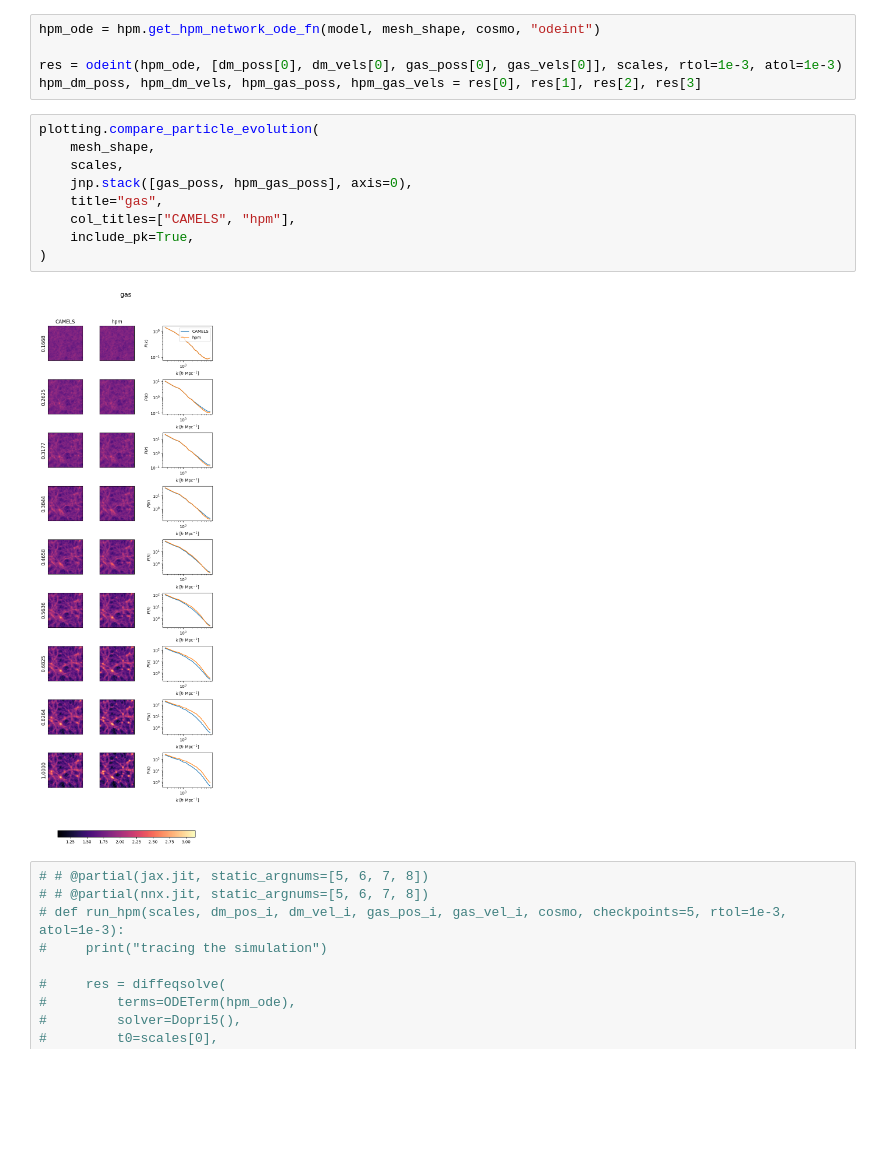
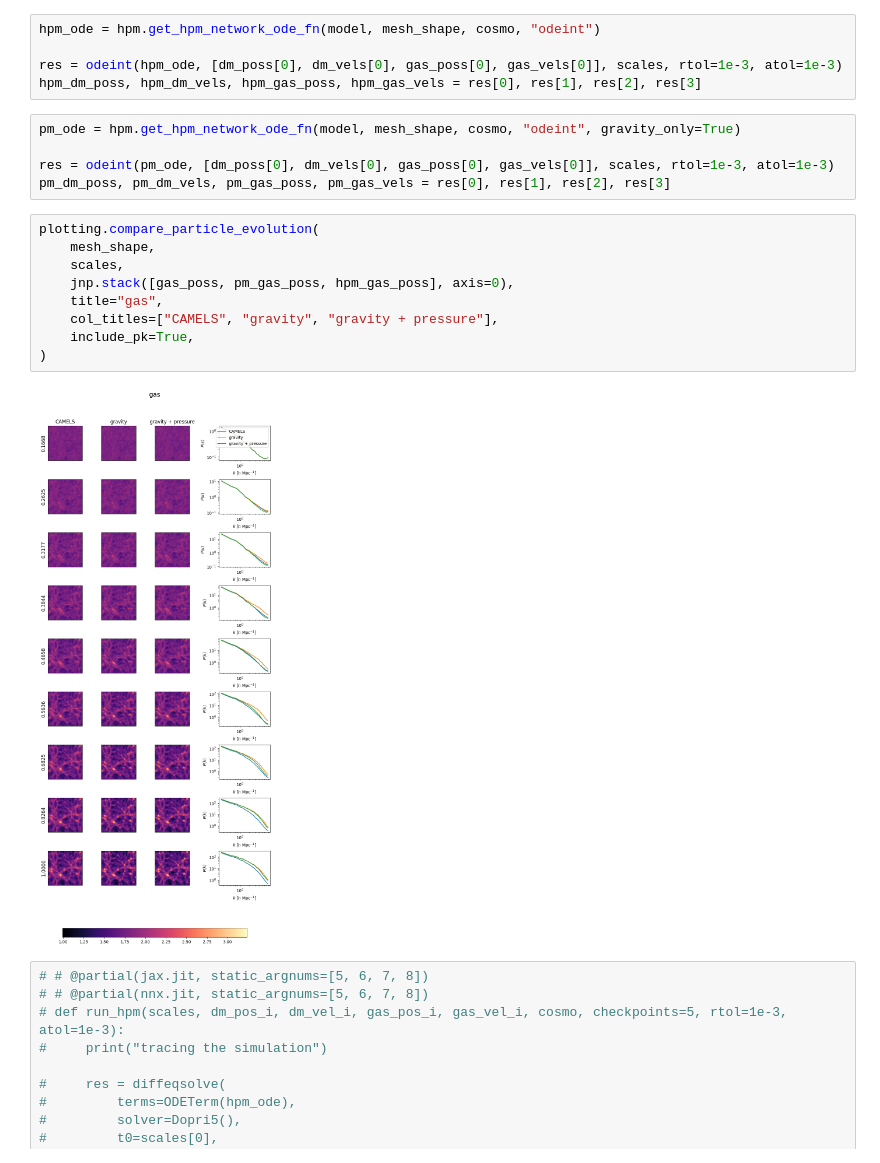
Before and after one commit to Arne-Thomsen/JaxPM, a Jupyter notebook: dev/hpm/HPM_simulation.ipynb, the cells around one changed output. Drawn from its saved outputs; the diff is of its cells as text; blank space fills up the shorter version.

```diff
--- a/dev/hpm/HPM_simulation.ipynb
+++ b/dev/hpm/HPM_simulation.ipynb
@@ -230,17 +230,22 @@ hpm_ode = hpm.get_hpm_network_ode_fn(model, mesh_shape, cosmo, "odeint")
 
 res = odeint(hpm_ode, [dm_poss[0], dm_vels[0], gas_poss[0], gas_vels[0]], scales, rtol=1e-3, atol=1e-3)
 hpm_dm_poss, hpm_dm_vels, hpm_gas_poss, hpm_gas_vels = res[0], res[1], res[2], res[3]
+# %%
+pm_ode = hpm.get_hpm_network_ode_fn(model, mesh_shape, cosmo, "odeint", gravity_only=True)
+
+res = odeint(pm_ode, [dm_poss[0], dm_vels[0], gas_poss[0], gas_vels[0]], scales, rtol=1e-3, atol=1e-3)
+pm_dm_poss, pm_dm_vels, pm_gas_poss, pm_gas_vels = res[0], res[1], res[2], res[3]
 # %%
 plotting.compare_particle_evolution(
     mesh_shape,
     scales,
-    jnp.stack([gas_poss, hpm_gas_poss], axis=0),
+    jnp.stack([gas_poss, pm_gas_poss, hpm_gas_poss], axis=0),
     title="gas",
-    col_titles=["CAMELS", "hpm"],
+    col_titles=["CAMELS", "gravity", "gravity + pressure"],
     include_pk=True,
 )
 # %% [output]
-[figure, old version]
+[figure, new version]
 # %%
 # # @partial(jax.jit, static_argnums=[5, 6, 7, 8])
 # # @partial(nnx.jit, static_argnums=[5, 6, 7, 8])
```
Also changed, not shown: parts of 3 cells of this notebook, 4 other files.
